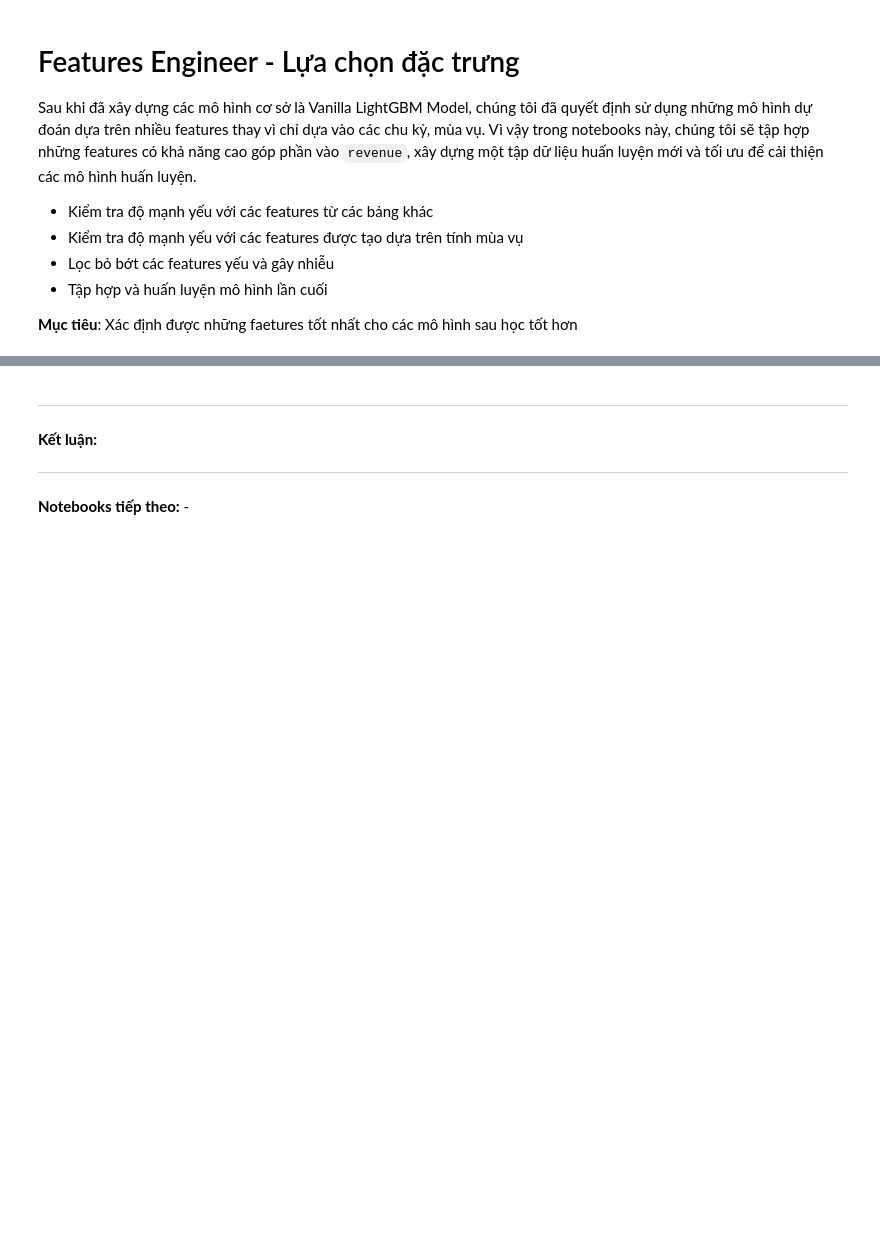
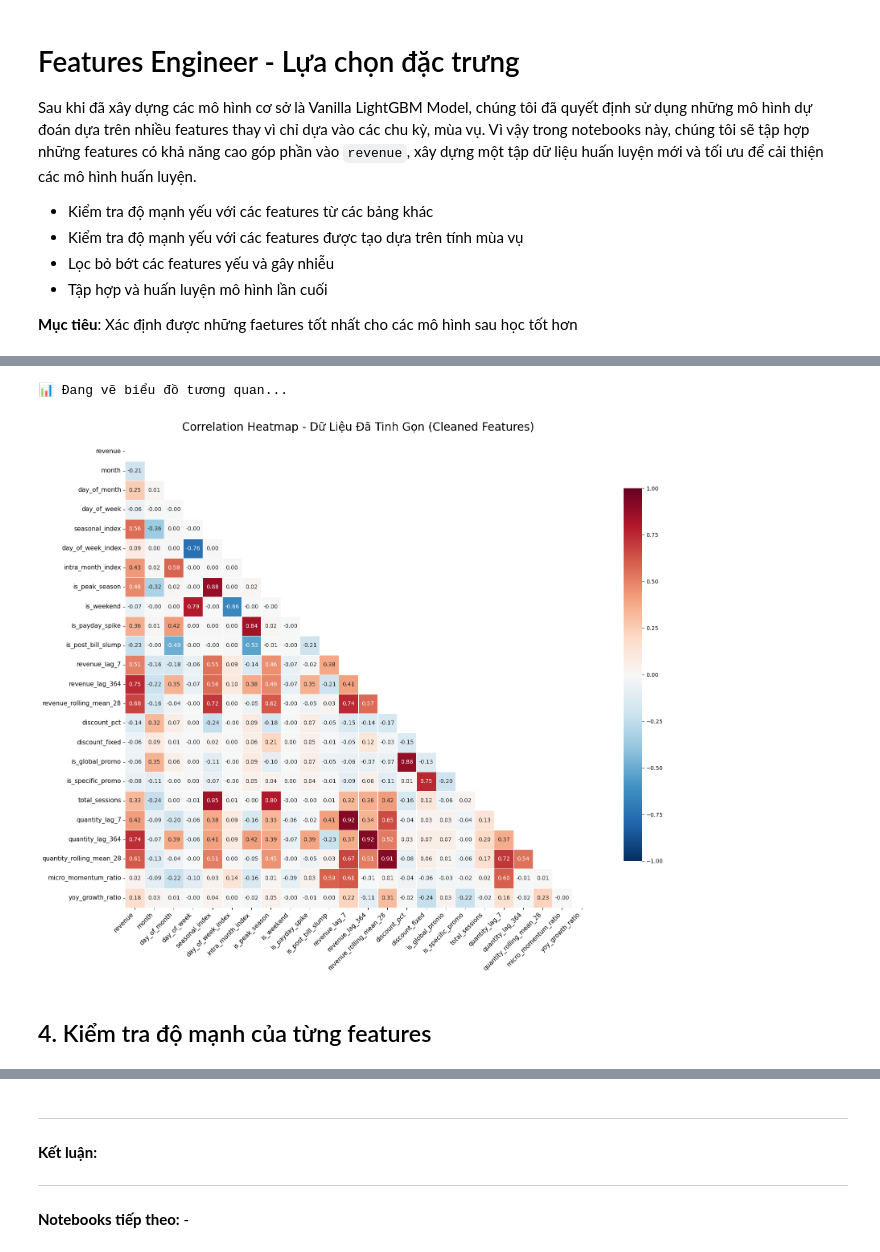
Before and after one commit to anhthu0910/vimchanhxa-datathon, a Jupyter notebook: notebooks/05_FEATURES_ENGINEER_.ipynb, the cells around one changed output, grey strips where cells are left out. Cells and saved outputs as stored; diff of their text form; code cells hidden in the pictures; blank space fills up the shorter version.

```diff
--- a/notebooks/05_FEATURES_ENGINEER_.ipynb
+++ b/notebooks/05_FEATURES_ENGINEER_.ipynb
@@ -265,0 +513,50 @@ Từ các đặc trưng quan trọng ở phần [4. Trực quan hóa](#4), việ
+# %%
+import matplotlib.pyplot as plt
+import seaborn as sns
+import numpy as np
+
+def plot_clean_heatmap(df):
+    print("📊 Đang vẽ biểu đồ tương quan...")
+
+    # 1. Chỉ lấy các cột chứa dữ liệu số
+    df_numeric = df.select_dtypes(include=[np.number])
+
+    # 2. Tính toán ma trận tương quan (Pearson)
+    corr = df_numeric.corr()
+
+    # 3. Tạo mask để che đi nửa tam giác phía trên (tránh trùng lặp thị giác)
+    mask = np.triu(np.ones_like(corr, dtype=bool))
+
+    # 4. Cài đặt kích thước biểu đồ (Thu gọn lại một chút vì số features đã giảm)
+    plt.figure(figsize=(18, 14))
+
+    # 5. Vẽ Heatmap
+    sns.heatmap(
+        corr,
+        mask=mask,
+        annot=True,          # Hiển thị con số
+        fmt=".2f",           # Lấy 2 chữ số thập phân
+        cmap='RdBu_r',       # Thang màu Đỏ (Tương quan dương) - Trắng (0) - Xanh (Tương quan âm)
+        center=0,
+        vmin=-1, vmax=1,
+        square=True,
+        linewidths=.5,       # Viền chia các ô
+        cbar_kws={"shrink": .8},
+        annot_kws={"size": 10} # Kích thước chữ số
+    )
+
+    plt.title('Correlation Heatmap - Dữ Liệu Đã Tinh Gọn (Cleaned Features)', fontsize=20, pad=20)
+    plt.xticks(rotation=45, ha='right', fontsize=11)
+    plt.yticks(fontsize=11)
+    plt.tight_layout()
+    plt.show()
+
+# ==========================================
+# CÁCH SỬ DỤNG:
+# Truyền tập dữ liệu df_ready (output của bước xử lý trước) vào hàm
+plot_clean_heatmap(df_ready)
+# %% [output]
+📊 Đang vẽ biểu đồ tương quan...
+[figure, added]
+# %% [markdown]
+## 4. Kiểm tra độ mạnh của từng features
```
Also changed, not shown: parts of 44 cells of this notebook, 4 other files.
